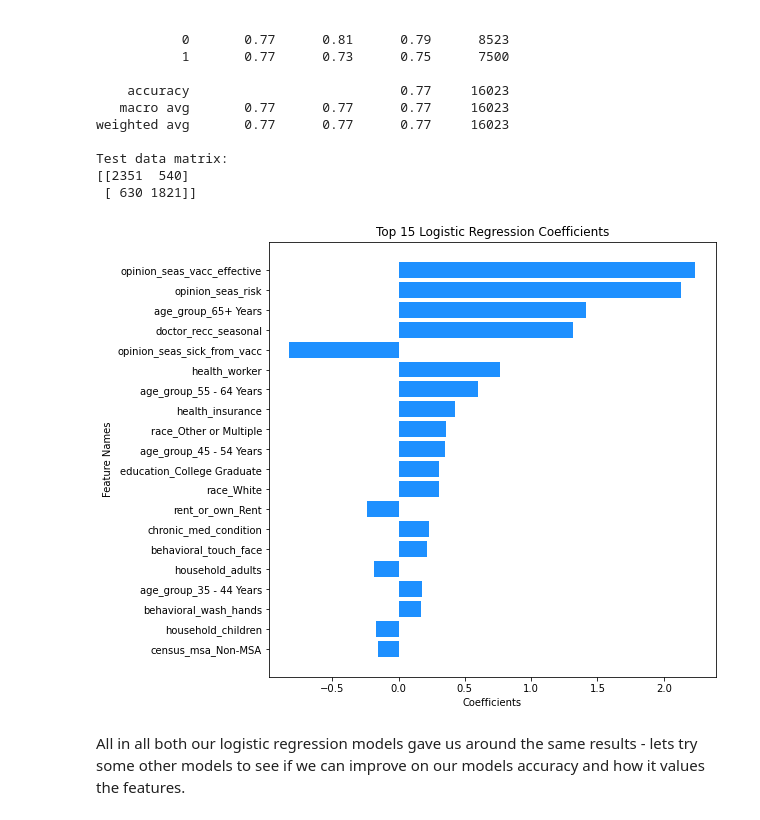
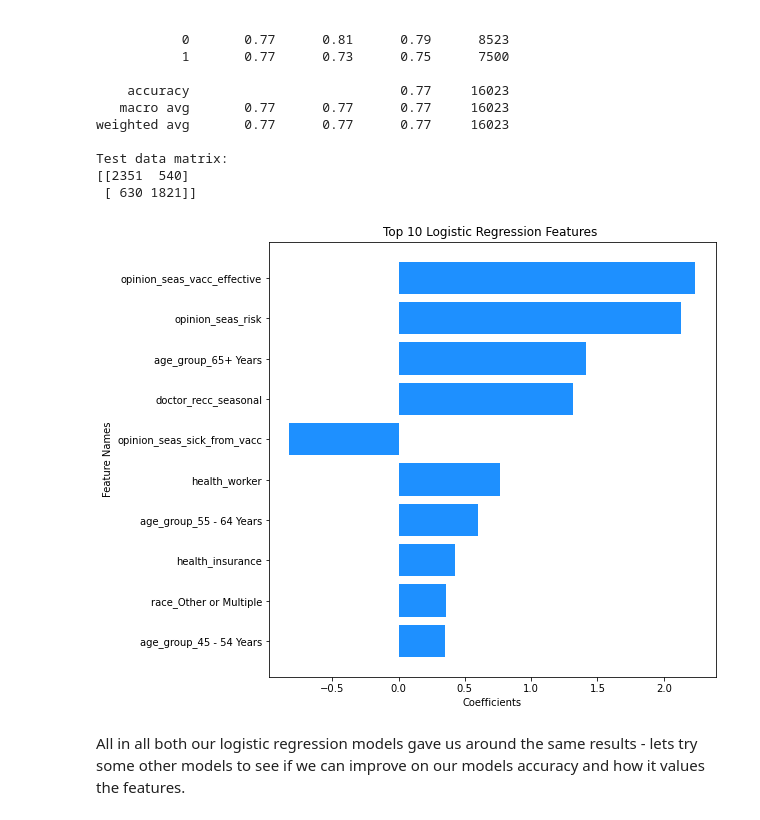
Before and after one commit to sanderlin2013/Predicting-Flu-Vaccines, a Jupyter notebook: Predicting Flu Vaccine Compliance.ipynb, the cells around one changed output. Drawn from its saved outputs; the diff is of its cells as text; code cells hidden in the pictures.

```diff
--- a/Predicting Flu Vaccine Compliance.ipynb
+++ b/Predicting Flu Vaccine Compliance.ipynb
@@ -333,8 +348,8 @@ def plot_importance(feat_names, feat_importances, col1_name, col2_name, title, n
 
     # plot bar chart
     plt.figure(figsize=(8,8))
-    # decided to keep the default color because it is similar to the color of the CDC logo
-    plt.barh(df_sorted[col1_name], df_sorted[col2_name], align='center')
+    # color  was choosen because it is similar to the color of the CDC logo
+    plt.barh(df_sorted[col1_name], df_sorted[col2_name], align='center', color = "dodgerblue")
     plt.yticks(np.arange(len(df_sorted[col1_name])), df_sorted[col1_name])
     plt.xlabel(col2_name)
     plt.ylabel(col1_name)
@@ -503,9 +518,9 @@ coefficients = logreg_optimized_pipe.steps[1][1].coef_
 feature_names = list(logreg_optimized_pipe.named_steps["preprocessing_pipe"][3].get_feature_names_out())
 # %%
 plot_importance(feature_names, coefficients, "Feature Names", "Coefficients",
-               "Top 15 Logistic Regression Coefficients", num_features = 20)
+               "Top 10 Logistic Regression Features ", num_features = 10)
 # %% [output]
-[figure, old version]
+[figure, new version]
 # %% [markdown]
 All in all both our logistic regression models gave us around the same results - lets try some other models to see if we can improve on our models accuracy and how it values the features.
 # %% [markdown]
```
Also changed, not shown: parts of 23 cells of this notebook.
